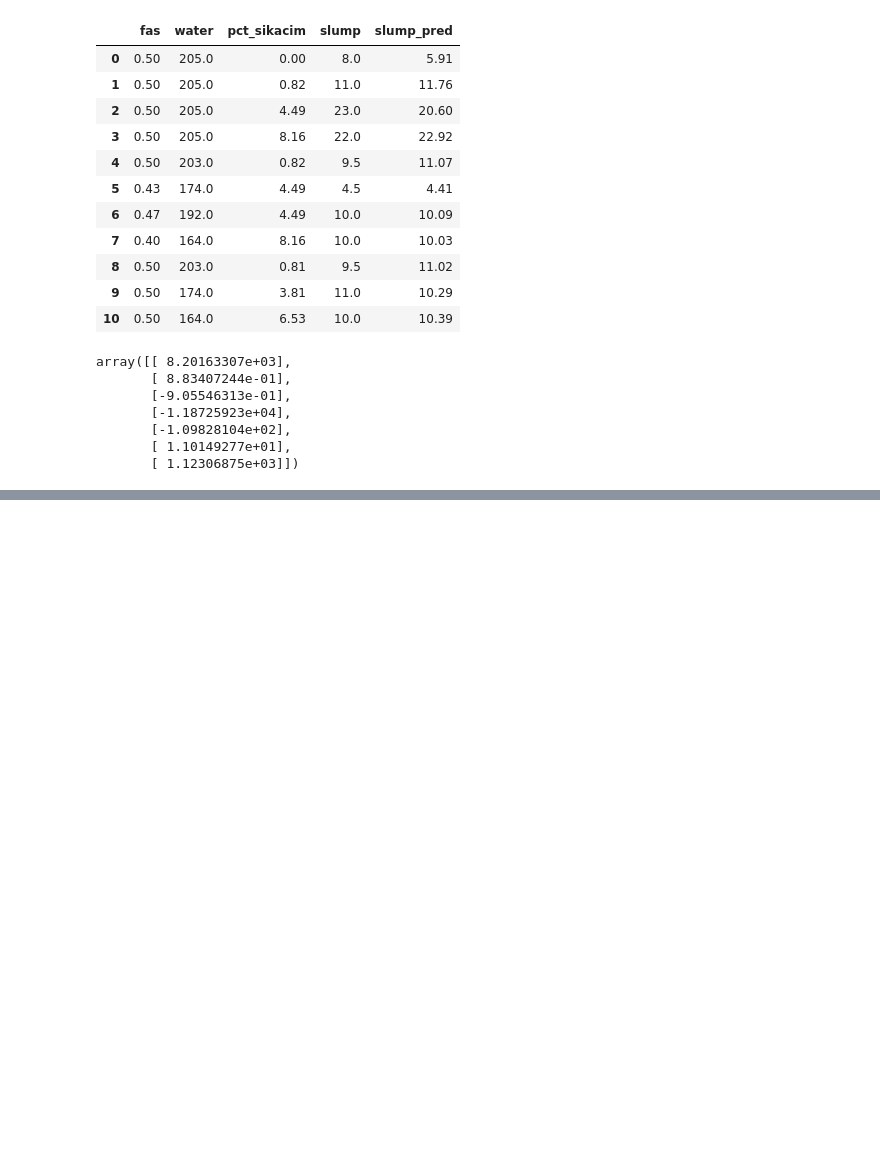
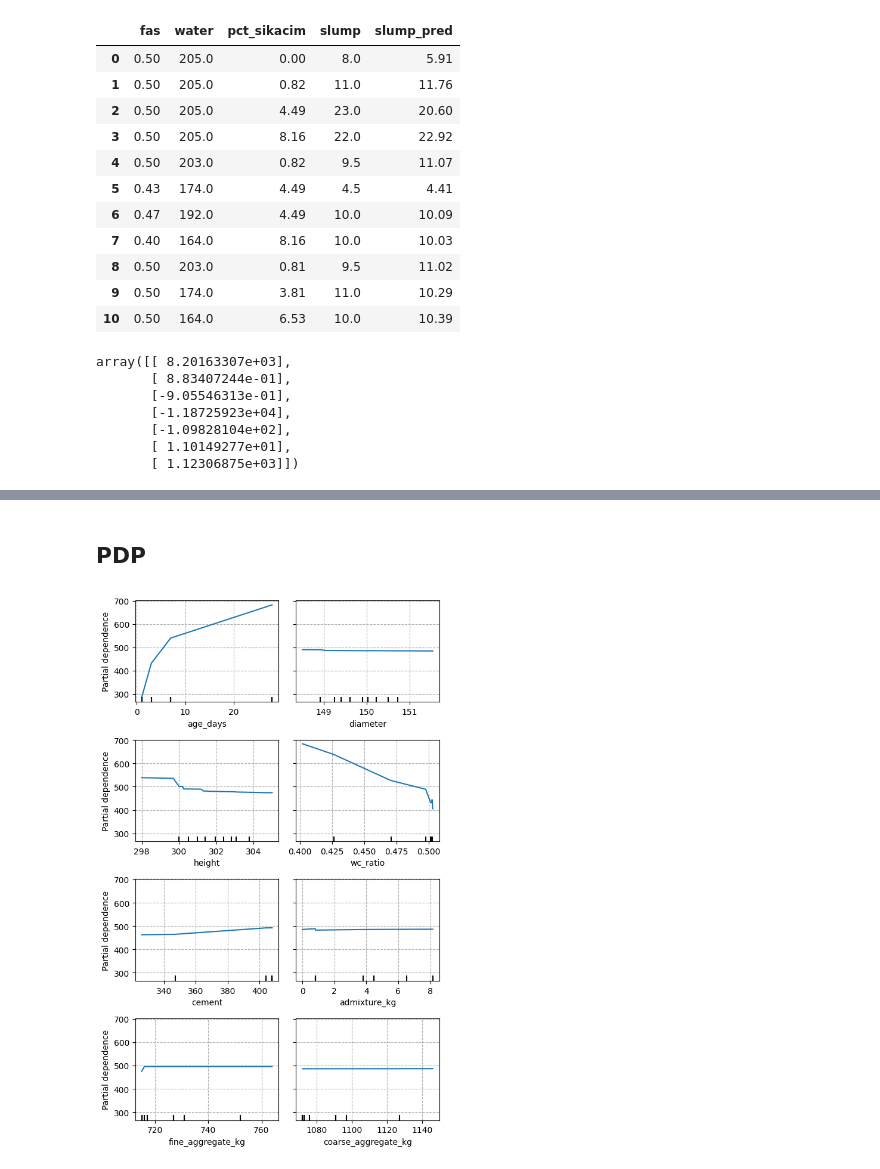
Before and after one commit to hyperforest/mix-design-project, a Jupyter notebook: notebooks/sandbox.ipynb, the cells around one changed output, grey strips where cells are left out. Cells and saved outputs as stored; diff of their text form; code cells hidden in the pictures; blank space fills up the shorter version.

```diff
--- a/notebooks/sandbox.ipynb
+++ b/notebooks/sandbox.ipynb
@@ -796,0 +1044,23 @@ array([[ 8.20163307e+03],
+# %% [markdown]
+## PDP
+# %%
+# partial dependence plot
+
+from sklearn.inspection import PartialDependenceDisplay
+
+fig, ax = plt.subplots(4, 2, figsize=(6, 10))
+
+X_train_copy = X_train.copy()
+X_train_copy.columns = features
+pdp = PartialDependenceDisplay.from_estimator(
+    model, X_train_copy, features=features, response_method='auto', ax=ax
+)
+
+for a in ax.ravel():
+    a.grid(linestyle='--')
+    a.set_axisbelow(True)
+
+fig.tight_layout(rect=[0, 0, 1, 0.95])
+plt.show()
+# %% [output]
+[figure, added]
```
Also changed, not shown: parts of 14 cells of this notebook, 1 other file.
